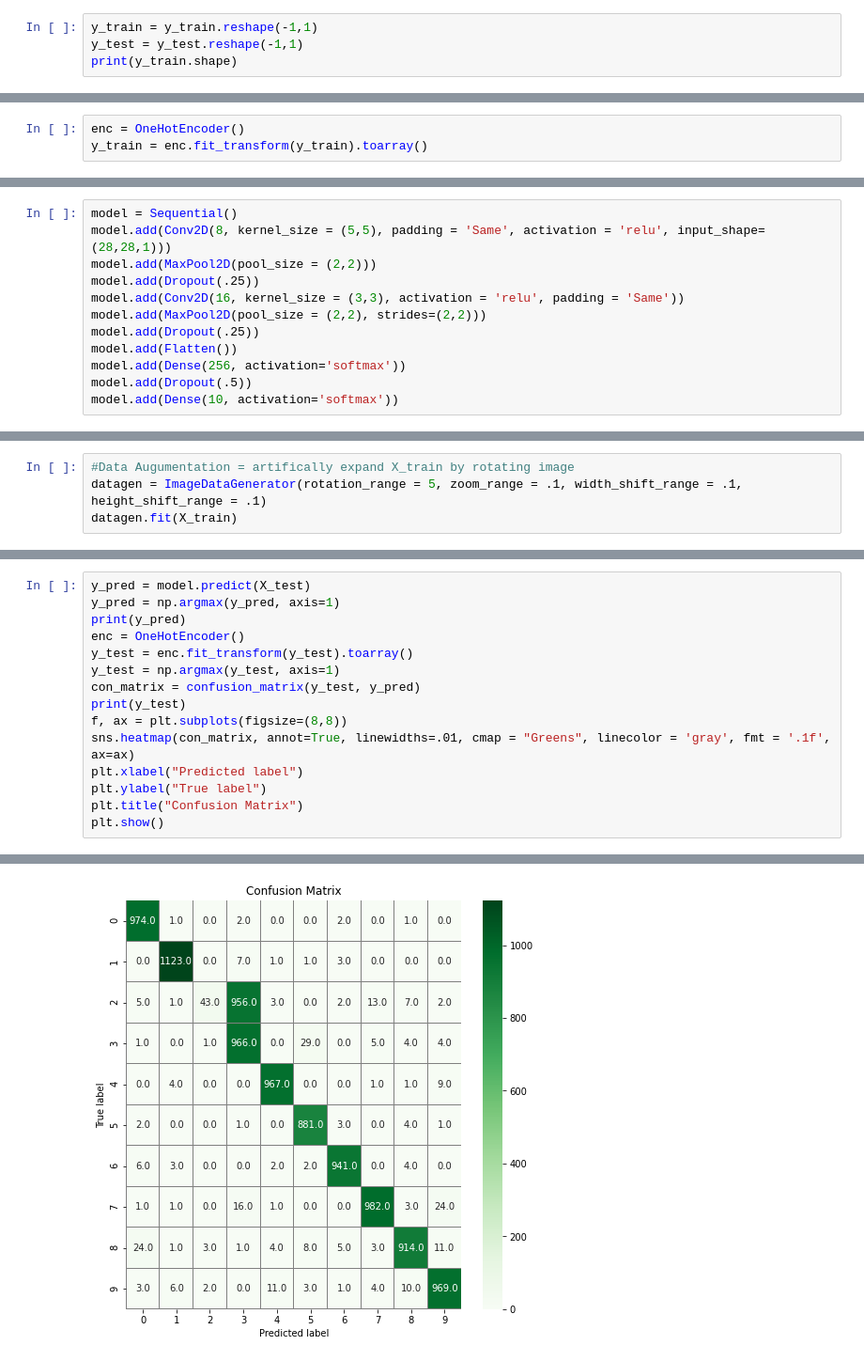
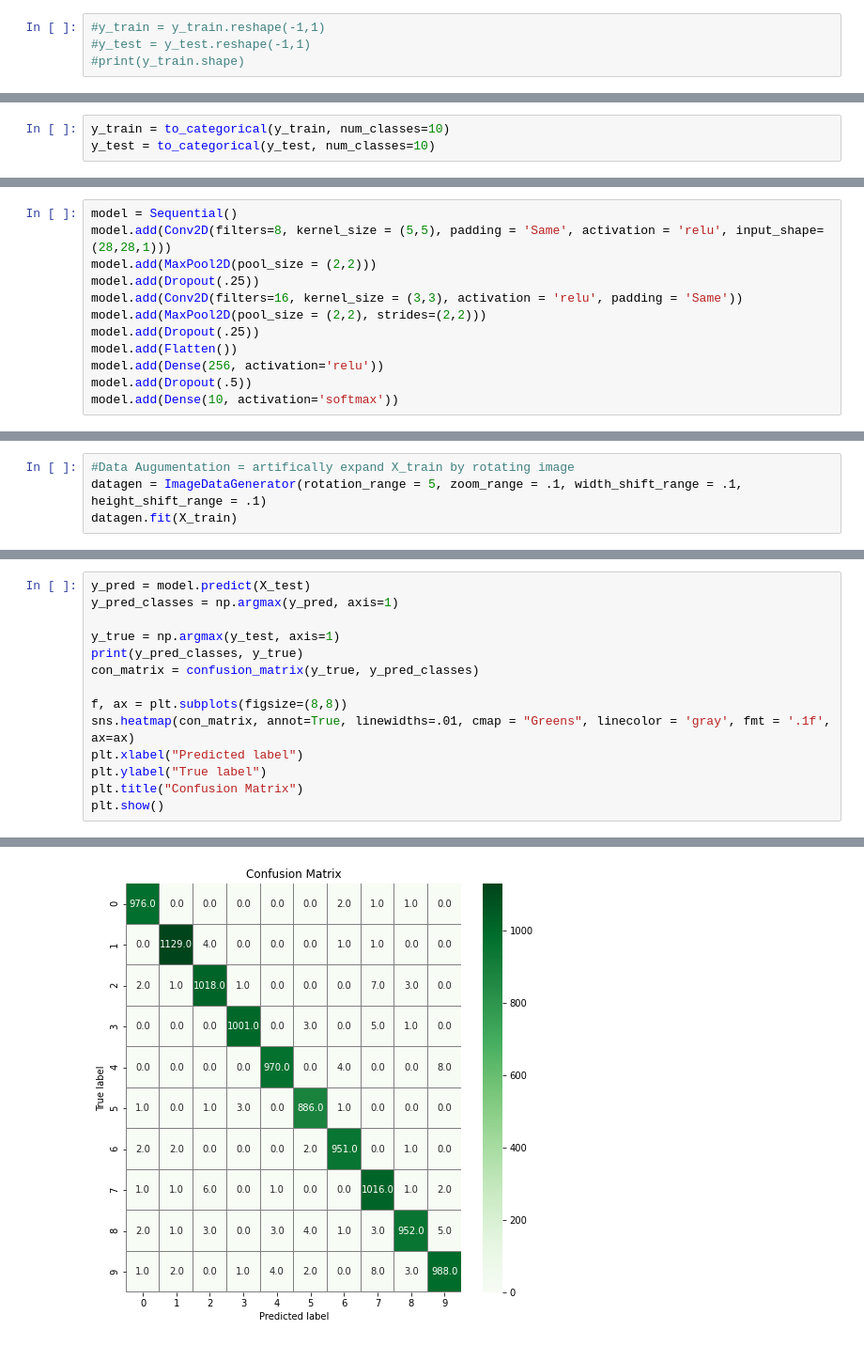
Before and after one commit to CharlotteY2003/MIT-Futuremakers, a Jupyter notebook: 7_14_CNN_Extended_MNIST_Data.ipynb, the cells around one changed output, grey strips where cells are left out. Shown at 94% size. Drawn from its saved outputs; the diff is of its cells as text.

```diff
--- a/7_14_CNN_Extended_MNIST_Data.ipynb
+++ b/7_14_CNN_Extended_MNIST_Data.ipynb
@@ -58,6 +59,6 @@ print("X_test shape: ",X_test.shape)
 X_train shape:  (60000, 28, 28, 1)
 X_test shape:  (10000, 28, 28, 1)
 # %%
-y_train = y_train.reshape(-1,1)
-y_test = y_test.reshape(-1,1)
-print(y_train.shape)
+#y_train = y_train.reshape(-1,1)
+#y_test = y_test.reshape(-1,1)
+#print(y_train.shape)
@@ -66,5 +65,5 @@ print(y_train.shape)
-# %%
-enc = OneHotEncoder()
-y_train = enc.fit_transform(y_train).toarray()
+# %%
+y_train = to_categorical(y_train, num_classes=10)
+y_test = to_categorical(y_test, num_classes=10)
 # %%
 X_train, X_val, y_train, y_val = train_test_split(X_train, y_train, test_size = .1, random_state = 2)
@@ -71,13 +79,13 @@ X_train, X_val, y_train, y_val = train_test_split(X_train, y_train, test_size =
 # %%
 model = Sequential()
-model.add(Conv2D(8, kernel_size = (5,5), padding = 'Same', activation = 'relu', input_shape=(28,28,1)))
+model.add(Conv2D(filters=8, kernel_size = (5,5), padding = 'Same', activation = 'relu', input_shape=(28,28,1)))
 model.add(MaxPool2D(pool_size = (2,2)))
 model.add(Dropout(.25))
-model.add(Conv2D(16, kernel_size = (3,3), activation = 'relu', padding = 'Same'))
+model.add(Conv2D(filters=16, kernel_size = (3,3), activation = 'relu', padding = 'Same'))
 model.add(MaxPool2D(pool_size = (2,2), strides=(2,2)))
 model.add(Dropout(.25))
 model.add(Flatten())
-model.add(Dense(256, activation='softmax'))
+model.add(Dense(256, activation='relu'))
 model.add(Dropout(.5))
 model.add(Dense(10, activation='softmax'))
 # %%
@@ -127,12 +135,11 @@ plt.show()
 # %%
 y_pred = model.predict(X_test)
-y_pred = np.argmax(y_pred, axis=1)
-print(y_pred)
-enc = OneHotEncoder()
-y_test = enc.fit_transform(y_test).toarray()
-y_test = np.argmax(y_test, axis=1)
-con_matrix = confusion_matrix(y_test, y_pred)
-print(y_test)
+y_pred_classes = np.argmax(y_pred, axis=1)
+
+y_true = np.argmax(y_test, axis=1)
+print(y_pred_classes, y_true)
+con_matrix = confusion_matrix(y_true, y_pred_classes)
+
 f, ax = plt.subplots(figsize=(8,8))
 sns.heatmap(con_matrix, annot=True, linewidths=.01, cmap = "Greens", linecolor = 'gray', fmt = '.1f', ax=ax)
 plt.xlabel("Predicted label")
@@ -145 +151 @@ plt.show()
-[figure, old version]
+[figure, new version]
```
Also changed, not shown: parts of 6 cells of this notebook.
